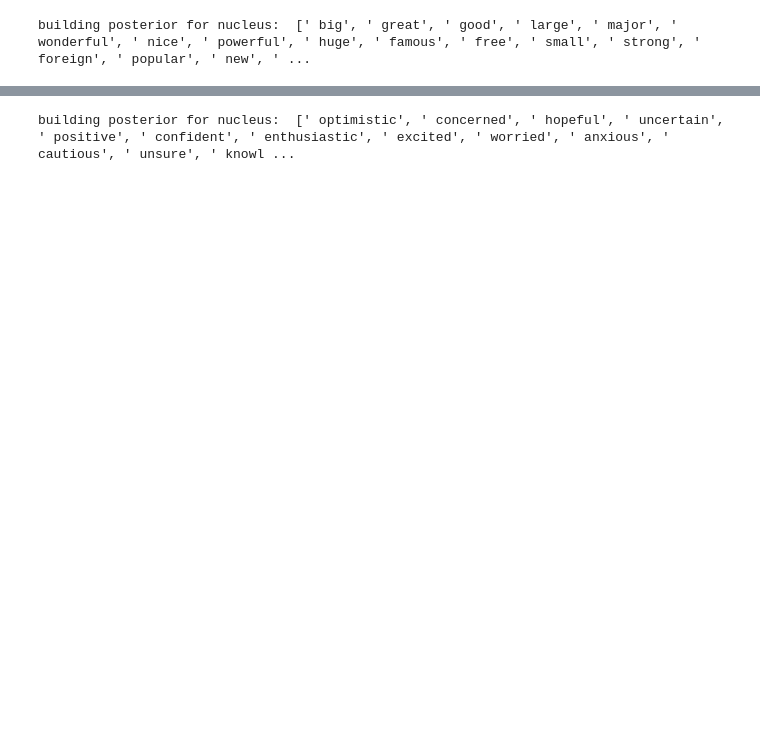
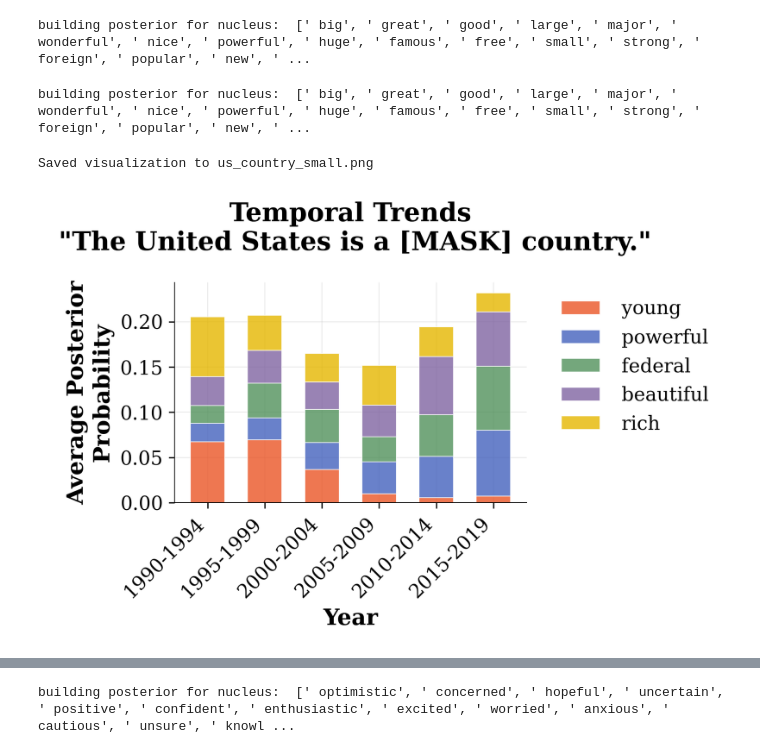
Before and after one commit to bstadt/tlm-1-release, a Jupyter notebook: eda/climate_change.ipynb, the cells around one changed output, grey strips where cells are left out. Drawn from its saved outputs; the diff is of its cells as text; code cells hidden in the pictures; blank space fills up the shorter version.

```diff
--- a/eda/climate_change.ipynb
+++ b/eda/climate_change.ipynb
@@ -240,0 +379,6 @@ building posterior for nucleus:  [' big', ' great', ' good', ' large', ' major',
+# %%
+visualize_process_small('The United States is a [MASK] country.', top_k=25, saveas='us_country_small')
+# %% [output]
+building posterior for nucleus:  [' big', ' great', ' good', ' large', ' major', ' wonderful', ' nice', ' powerful', ' huge', ' famous', ' free', ' small', ' strong', ' foreign', ' popular', ' new', ' ...
+Saved visualization to us_country_small.png
+[figure, added]
```
Also changed, not shown: parts of 5 cells of this notebook, 6 other files.
